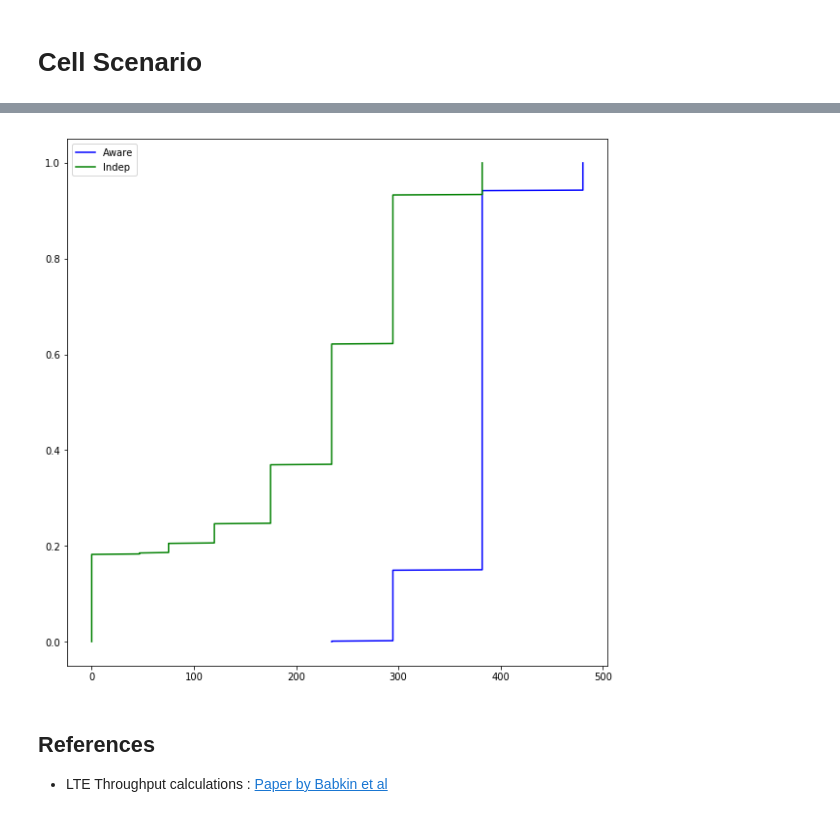
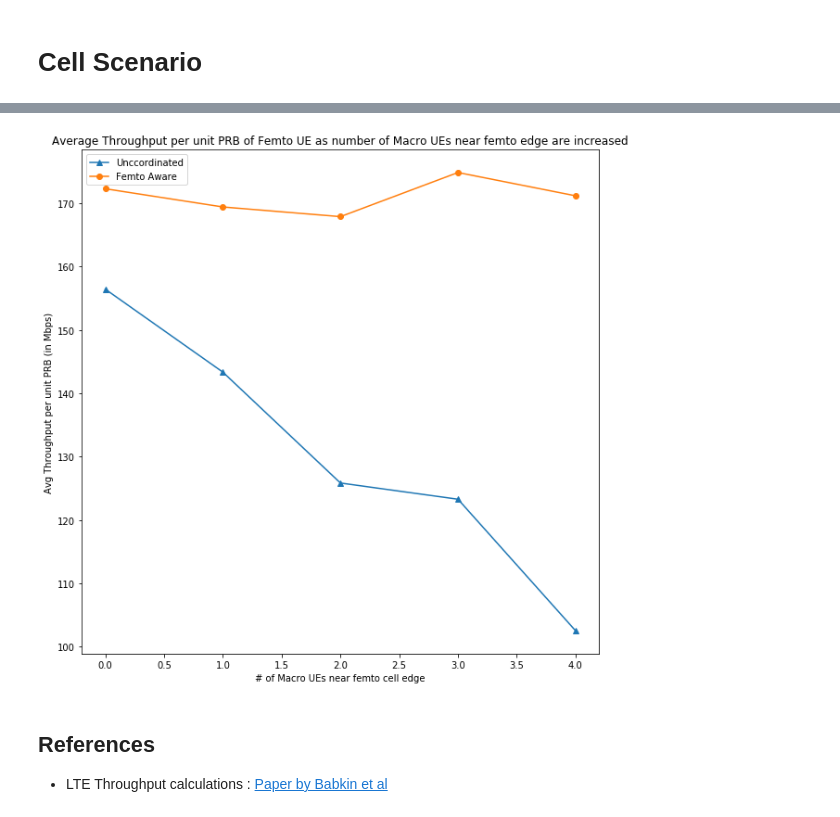
Before and after one commit to Agrim9/OFDMA_Femtocells, a Jupyter notebook: OFDMA FemtoCells.ipynb, the cells around one changed output, grey strips where cells are left out. Cells and saved outputs as stored; diff of their text form; code cells hidden in the pictures.

```diff
--- a/OFDMA FemtoCells.ipynb
+++ b/OFDMA FemtoCells.ipynb
@@ -197,10 +221,64 @@ plt.show()
-# %%
-CDF(aware_rate,'b',"Aware")
-CDF(norm_rate,'g',"Indep")
-plt.legend()
-plt.show()
-# %% [output]
-[figure, removed]
+# %%
+def mult_bound_pts(num_sim,num_pts):
+    norm_rate=np.zeros(num_pts)
+    aware_rate=np.zeros(num_pts)
+    avg_CQI_norm=np.zeros(num_pts)
+    avg_CQI_aware=np.zeros(num_pts)
+    for sim_index in range(num_sim):
+        for num_pt in range(1,num_pts+1):
+            pts_x,pts_y,pts=do_random_placement_2(num_pt,False)
+            distances=la.norm(pts-np.array([femto_center_x,femto_center_y]), axis=1)
+            wall_loss=37+32*np.log10(R1)
+            Loss_arr=np.array([37+32*np.log10(distances[0]) if i ==0 else\
+                              128.1+37.6*np.log10((distances[i]-R1)/1000)+wall_loss\
+                              for i in range(5+num_pt)])
+            Rxed_Pow_dbm=np.array([femtoUETx-Loss_arr[0] if i==0 else macroUETx-Loss_arr[i]\
+                         for i in range(5+num_pt)])
+            Rxed_Pow_watt=10**((Rxed_Pow_dbm-30)/10)
+
+            signal_pow=(Rxed_Pow_watt[0]/N_subcarrier_femto)*\
+            np.random.lognormal(0, 10**(fading_const/10),32)*get_chan_params()
+            aware_interference_pow=np.sum([(Rxed_Pow_watt[i]/N_subcarrier_macro)*np.random.lognormal(0, 10**(fading_const/10),32)*get_chan_params(False,False)[0:32] if i<=2 else\
+                                    (Rxed_Pow_watt[i]/N_subcarrier_macro)*np.random.lognormal(0, 10**(fading_const/10),32)*get_chan_params(False,True)[0:32]
+                                    for i in range(1,5)
+                                    ],axis=0)
+            norm_interference_pow=np.sum([(Rxed_Pow_watt[i]/N_subcarrier_macro)*np.random.lognormal(0, 10**(fading_const/10),32)*get_chan_params(False,True)[0:32] if i>=3 else\
+                                    (Rxed_Pow_watt[i]/N_subcarrier_macro)*np.random.lognormal(0, 10**(fading_const/10),32)*get_chan_params(False,False)[0:32]
+                                    for i in range(1,5+num_pt)
+                                    ],axis=0)
+
+            noise_per_subC=10**((-174-30)/10)*(1e6/64)
+            #noise_per_subC=0
+            #print(noise_per_subC)
+            SINR_norm=10*np.log10((signal_pow/(norm_interference_pow+noise_per_subC))/10)
+            SINR_aware=10*np.log10((signal_pow/(aware_interference_pow+noise_per_subC))/10)
+            avg_CQI_norm[num_pt-1]=avg_CQI_norm[num_pt-1]+np.sum([np.log2(1+norm_SINR) if norm_SINR>0 else 0 for norm_SINR in SINR_norm])/32
+            avg_CQI_aware[num_pt-1]=avg_CQI_aware[num_pt-1]+np.sum([np.log2(1+aware_SINR) if aware_SINR>0 else 0 for aware_SINR in SINR_aware])/32
+            CQI_norm=np.rint([np.log2(1+norm_SINR) if norm_SINR>0 else 0 for norm_SINR in SINR_norm])
+            CQI_aware=np.rint([np.log2(1+aware_SINR) if aware_SINR>0 else 0 for aware_SINR in SINR_aware])
+            #print(SINR_norm)
+            #print(SINR_aware)
+            norm_rate[num_pt-1]=norm_rate[num_pt-1]+np.sum([CQI_v_Rate[int(norm_CQI)-1] \
+                                         if(norm_CQI>0) else 0 for norm_CQI in CQI_norm])
+            aware_rate[num_pt-1]=aware_rate[num_pt-1]+np.sum([CQI_v_Rate[int(aware_CQI)-1] \
+                                          if(aware_CQI>0) else 0 for aware_CQI in CQI_aware])
+
+    norm_rate=norm_rate/num_sim
+    aware_rate=aware_rate/num_sim
+    avg_CQI_aware=avg_CQI_aware/num_sim
+    avg_CQI_norm=avg_CQI_norm/num_sim
+    return norm_rate,aware_rate,avg_CQI_norm,avg_CQI_aware
+
+norm_rate,aware_rate,avg_CQI_norm,avg_CQI_aware=mult_bound_pts(100,5)
+plt.title("Average Throughput per unit PRB of Femto UE as number of Macro UEs near femto edge are increased",fontsize=12)
+plt.ylabel("Avg Throughput per unit PRB (in Mbps)",fontsize=10)
+plt.xlabel("# of Macro UEs near femto cell edge",fontsize=10)
+plt.plot(norm_rate,'-^',label="Unccordinated")
+plt.plot(aware_rate,'-o',label="Femto Aware")
+plt.legend()
+plt.show()
+# %% [output]
+[figure, added]
 # %% [markdown]
 ## References
 * LTE Throughput calculations : [Paper by Babkin et al](http://iot.sut.ru/08.pdf)
```
Also changed, not shown: parts of 3 cells of this notebook.
